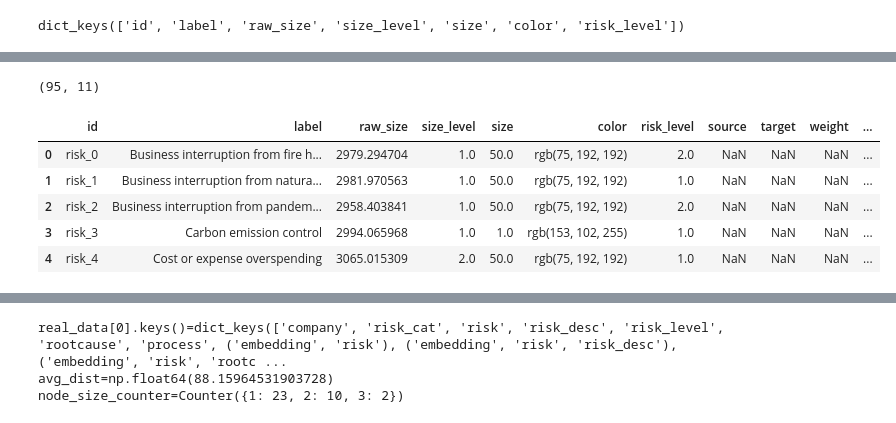
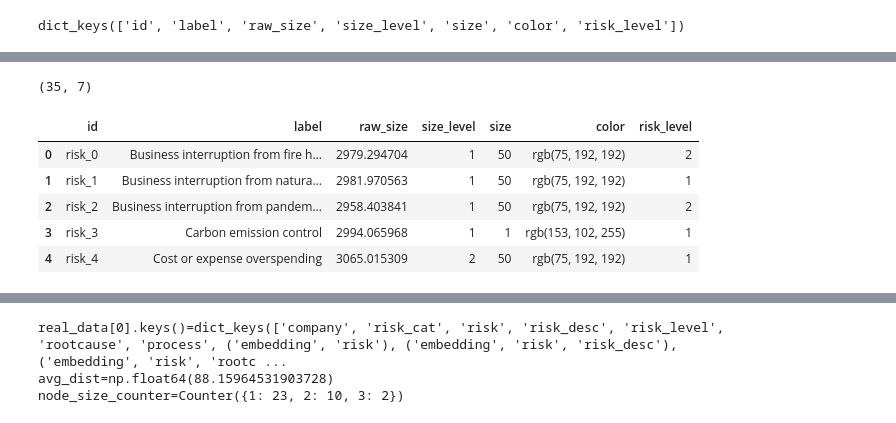
Before and after one commit to Fayord/cro_rmi_improvement_feature, a Jupyter notebook: src/cro_rmi_improvement_feature/plot_risk_related/tell_a_story.ipynb, the cells around one changed output, grey strips where cells are left out. Saved outputs shown, nothing was run; the diff lists cells and outputs as text; code cells hidden in the pictures.

```diff
--- a/src/cro_rmi_improvement_feature/plot_risk_related/tell_a_story.ipynb
+++ b/src/cro_rmi_improvement_feature/plot_risk_related/tell_a_story.ipynb
@@ -81,21 +92,21 @@ for i in data:
 # %%
 node_data_list = []
 for node_edge in data:
-    if node_edge.get("source") is not None:
+    if node_edge["data"].get("source") is not None:
         # it a edge
         continue
     node_data_list.append(node_edge["data"])
 node_data_df = pd.DataFrame(node_data_list)
 print(node_data_df.shape)
 node_data_df.head()
 # %% [output]
-(95, 11)
+(35, 7)
-|  | id | label | raw_size | size_level | size | color | risk_level | source | target | weight | ... |
-| 0 | risk_0 | Business interruption from fire h... | 2979.294704 | 1.0 | 50.0 | rgb(75, 192, 192) | 2.0 | NaN | NaN | NaN | ... |
-| 1 | risk_1 | Business interruption from natura... | 2981.970563 | 1.0 | 50.0 | rgb(75, 192, 192) | 1.0 | NaN | NaN | NaN | ... |
-| 2 | risk_2 | Business interruption from pandem... | 2958.403841 | 1.0 | 50.0 | rgb(75, 192, 192) | 2.0 | NaN | NaN | NaN | ... |
-| 3 | risk_3 | Carbon emission control | 2994.065968 | 1.0 | 1.0 | rgb(153, 102, 255) | 1.0 | NaN | NaN | NaN | ... |
-| 4 | risk_4 | Cost or expense overspending | 3065.015309 | 2.0 | 50.0 | rgb(75, 192, 192) | 1.0 | NaN | NaN | NaN | ... |
+|  | id | label | raw_size | size_level | size | color | risk_level |
+| 0 | risk_0 | Business interruption from fire h... | 2979.294704 | 1 | 50 | rgb(75, 192, 192) | 2 |
+| 1 | risk_1 | Business interruption from natura... | 2981.970563 | 1 | 50 | rgb(75, 192, 192) | 1 |
+| 2 | risk_2 | Business interruption from pandem... | 2958.403841 | 1 | 50 | rgb(75, 192, 192) | 2 |
+| 3 | risk_3 | Carbon emission control | 2994.065968 | 1 | 1 | rgb(153, 102, 255) | 1 |
+| 4 | risk_4 | Cost or expense overspending | 3065.015309 | 2 | 50 | rgb(75, 192, 192) | 1 |
 # %%
 # node_data_df sort by risk_level then size_level
 node_data_df = node_data_df.sort_values(
```
Also changed, not shown: parts of 10 cells of this notebook, 3 other files.
